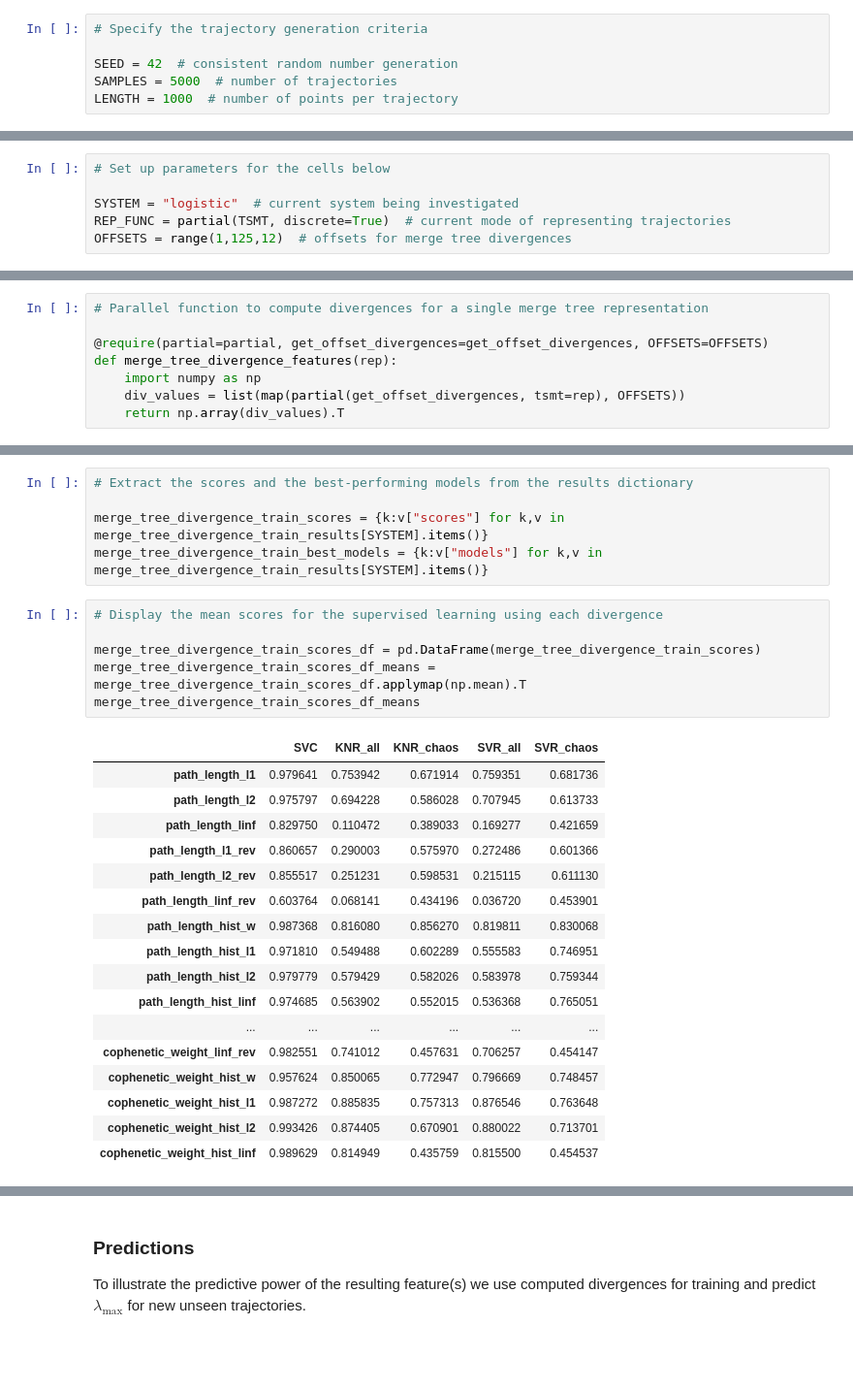
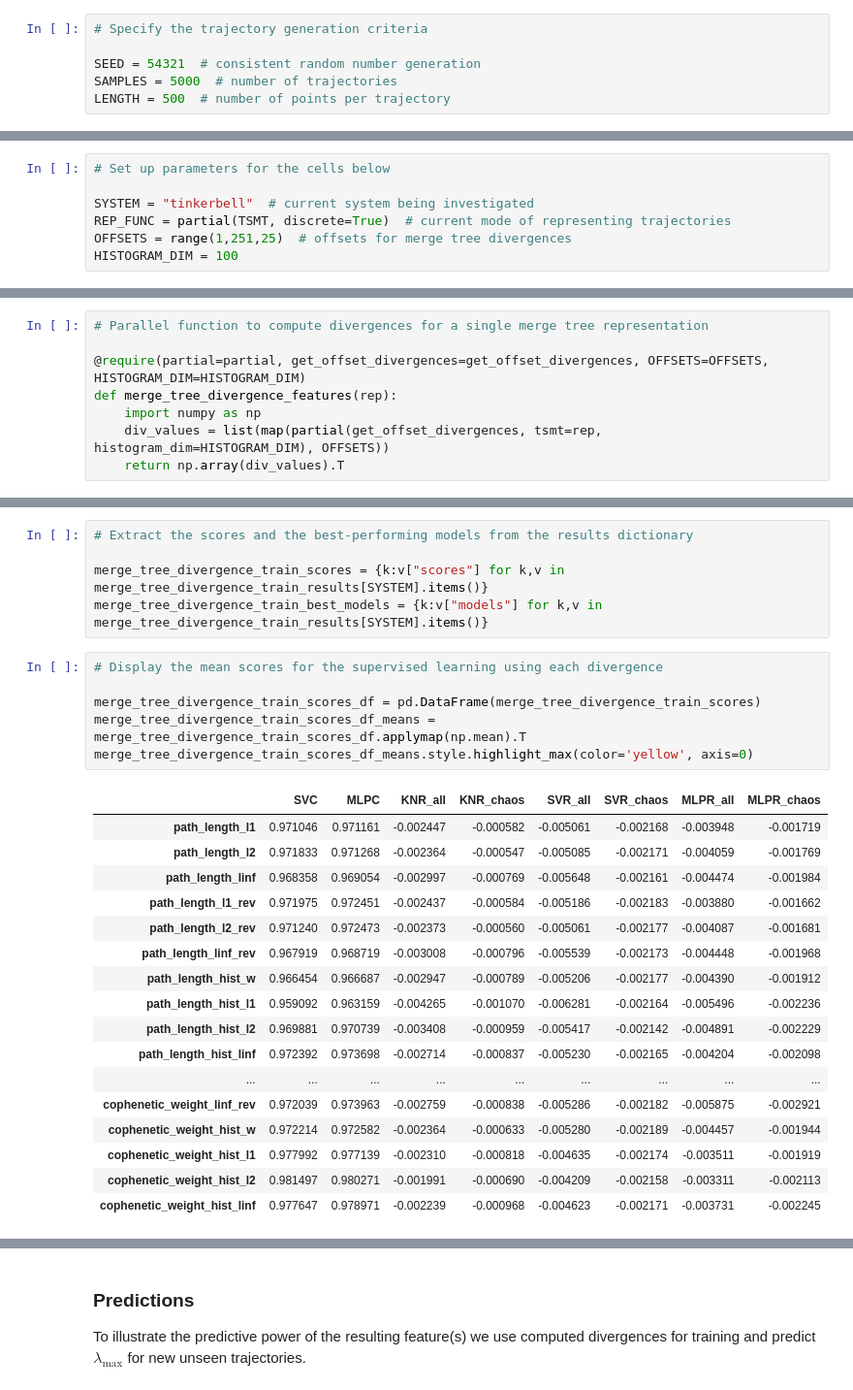
Before and after one commit to colinstephen/topological_divergences, a Jupyter notebook: white_noise.ipynb, the cells around one changed output, grey strips where cells are left out. Shown at 97% size. Cells and saved outputs as stored; diff of their text form; blank space fills up the shorter version.

```diff
--- a/white_noise.ipynb
+++ b/white_noise.ipynb
@@ -59,9 +61,9 @@ def scale(ts):
 # %%
 # Specify the trajectory generation criteria
 
-SEED = 42  # consistent random number generation
+SEED = 54321  # consistent random number generation
 SAMPLES = 5000  # number of trajectories
-LENGTH = 1000  # number of points per trajectory
+LENGTH = 500  # number of points per trajectory
 # %%
 # Generate the actual system data to analyse
 
@@ -197,9 +226,10 @@ First we look at topological merge tree offset path length distributions.
 # %%
 # Set up parameters for the cells below
 
-SYSTEM = "logistic"  # current system being investigated
+SYSTEM = "tinkerbell"  # current system being investigated
 REP_FUNC = partial(TSMT, discrete=True)  # current mode of representing trajectories
-OFFSETS = range(1,125,12)  # offsets for merge tree divergences
+OFFSETS = range(1,251,25)  # offsets for merge tree divergences
+HISTOGRAM_DIM = 100
 # %%
 # Apply the representation constructor and get a representation of each trajectory
 
@@ -207,10 +239,10 @@ merge_tree_representations_train = list(map(REP_FUNC, system_training_data[SYSTE
 # %%
 # Parallel function to compute divergences for a single merge tree representation
 
-@require(partial=partial, get_offset_divergences=get_offset_divergences, OFFSETS=OFFSETS)
+@require(partial=partial, get_offset_divergences=get_offset_divergences, OFFSETS=OFFSETS, HISTOGRAM_DIM=HISTOGRAM_DIM)
 def merge_tree_divergence_features(rep):
     import numpy as np
-    div_values = list(map(partial(get_offset_divergences, tsmt=rep), OFFSETS))
+    div_values = list(map(partial(get_offset_divergences, tsmt=rep, histogram_dim=HISTOGRAM_DIM), OFFSETS))
     return np.array(div_values).T
 # %%
 # Compute the divergences for each merge tree representation in parallel
@@ -243,25 +277,25 @@ merge_tree_divergence_train_best_models = {k:v["models"] for k,v in merge_tree_d
 # %%
 # Display the mean scores for the supervised learning using each divergence
 
 merge_tree_divergence_train_scores_df = pd.DataFrame(merge_tree_divergence_train_scores)
 merge_tree_divergence_train_scores_df_means = merge_tree_divergence_train_scores_df.applymap(np.mean).T
-merge_tree_divergence_train_scores_df_means
+merge_tree_divergence_train_scores_df_means.style.highlight_max(color='yellow', axis=0)
 # %% [output]
-|  | SVC | KNR_all | KNR_chaos | SVR_all | SVR_chaos |
-| path_length_l1 | 0.979641 | 0.753942 | 0.671914 | 0.759351 | 0.681736 |
-| path_length_l2 | 0.975797 | 0.694228 | 0.586028 | 0.707945 | 0.613733 |
-| path_length_linf | 0.829750 | 0.110472 | 0.389033 | 0.169277 | 0.421659 |
-| path_length_l1_rev | 0.860657 | 0.290003 | 0.575970 | 0.272486 | 0.601366 |
-| path_length_l2_rev | 0.855517 | 0.251231 | 0.598531 | 0.215115 | 0.611130 |
-| path_length_linf_rev | 0.603764 | 0.068141 | 0.434196 | 0.036720 | 0.453901 |
-| path_length_hist_w | 0.987368 | 0.816080 | 0.856270 | 0.819811 | 0.830068 |
-| path_length_hist_l1 | 0.971810 | 0.549488 | 0.602289 | 0.555583 | 0.746951 |
-| path_length_hist_l2 | 0.979779 | 0.579429 | 0.582026 | 0.583978 | 0.759344 |
-| path_length_hist_linf | 0.974685 | 0.563902 | 0.552015 | 0.536368 | 0.765051 |
-| ... | ... | ... | ... | ... | ... |
-| cophenetic_weight_linf_rev | 0.982551 | 0.741012 | 0.457631 | 0.706257 | 0.454147 |
-| cophenetic_weight_hist_w | 0.957624 | 0.850065 | 0.772947 | 0.796669 | 0.748457 |
-| cophenetic_weight_hist_l1 | 0.987272 | 0.885835 | 0.757313 | 0.876546 | 0.763648 |
-| cophenetic_weight_hist_l2 | 0.993426 | 0.874405 | 0.670901 | 0.880022 | 0.713701 |
-| cophenetic_weight_hist_linf | 0.989629 | 0.814949 | 0.435759 | 0.815500 | 0.454537 |
+|  | SVC | MLPC | KNR_all | KNR_chaos | SVR_all | SVR_chaos | MLPR_all | MLPR_chaos |
+| path_length_l1 | 0.971046 | 0.971161 | -0.002447 | -0.000582 | -0.005061 | -0.002168 | -0.003948 | -0.001719 |
+| path_length_l2 | 0.971833 | 0.971268 | -0.002364 | -0.000547 | -0.005085 | -0.002171 | -0.004059 | -0.001769 |
+| path_length_linf | 0.968358 | 0.969054 | -0.002997 | -0.000769 | -0.005648 | -0.002161 | -0.004474 | -0.001984 |
+| path_length_l1_rev | 0.971975 | 0.972451 | -0.002437 | -0.000584 | -0.005186 | -0.002183 | -0.003880 | -0.001662 |
+| path_length_l2_rev | 0.971240 | 0.972473 | -0.002373 | -0.000560 | -0.005061 | -0.002177 | -0.004087 | -0.001681 |
+| path_length_linf_rev | 0.967919 | 0.968719 | -0.003008 | -0.000796 | -0.005539 | -0.002173 | -0.004448 | -0.001968 |
+| path_length_hist_w | 0.966454 | 0.966687 | -0.002947 | -0.000789 | -0.005206 | -0.002177 | -0.004390 | -0.001912 |
+| path_length_hist_l1 | 0.959092 | 0.963159 | -0.004265 | -0.001070 | -0.006281 | -0.002164 | -0.005496 | -0.002236 |
+| path_length_hist_l2 | 0.969881 | 0.970739 | -0.003408 | -0.000959 | -0.005417 | -0.002142 | -0.004891 | -0.002229 |
+| path_length_hist_linf | 0.972392 | 0.973698 | -0.002714 | -0.000837 | -0.005230 | -0.002165 | -0.004204 | -0.002098 |
+| ... | ... | ... | ... | ... | ... | ... | ... | ... |
+| cophenetic_weight_linf_rev | 0.972039 | 0.973963 | -0.002759 | -0.000838 | -0.005286 | -0.002182 | -0.005875 | -0.002921 |
+| cophenetic_weight_hist_w | 0.972214 | 0.972582 | -0.002364 | -0.000633 | -0.005280 | -0.002189 | -0.004457 | -0.001944 |
+| cophenetic_weight_hist_l1 | 0.977992 | 0.977139 | -0.002310 | -0.000818 | -0.004635 | -0.002174 | -0.003511 | -0.001919 |
+| cophenetic_weight_hist_l2 | 0.981497 | 0.980271 | -0.001991 | -0.000690 | -0.004209 | -0.002158 | -0.003311 | -0.002113 |
+| cophenetic_weight_hist_linf | 0.977647 | 0.978971 | -0.002239 | -0.000968 | -0.004623 | -0.002171 | -0.003731 | -0.002245 |
 # %%
```
Also changed, not shown: parts of 23 cells of this notebook.
